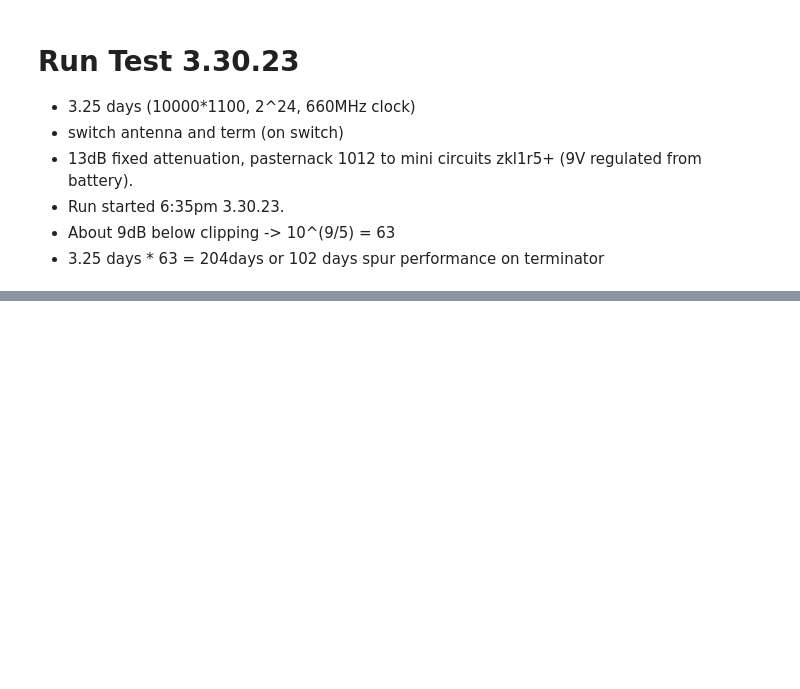
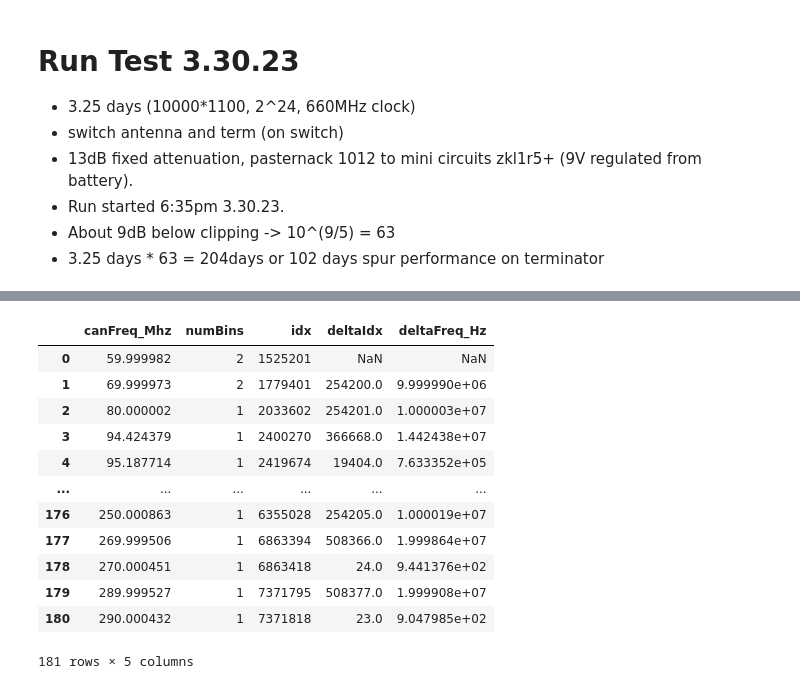
Before and after one commit to josephmlev/darkRadio, a Jupyter notebook: daqAnalysisAndExperiments/run1p3/runTesting_3_30_23/runTest_3_30_23.ipynb, the cells around one changed output, grey strips where cells are left out. Drawn from its saved outputs; the diff is of its cells as text; code cells hidden in the pictures; blank space fills up the shorter version.

```diff
--- a/daqAnalysisAndExperiments/run1p3/runTesting_3_30_23/runTest_3_30_23.ipynb
+++ b/daqAnalysisAndExperiments/run1p3/runTesting_3_30_23/runTest_3_30_23.ipynb
@@ -308,34 +414,48 @@ def consolidateCandidates(rawCanList, freqs, stepsize=1):
     with one row per candidate and columns with the candidate frequency,
     number of bins wide and the starting index of that candidate
     Inputs:
         rawCanList (1D list or np array): list of indices of candidates
         reqs (1D list or np array): list of frequencies
         stepsize: should be 1 to find adjecent candidates
     Calls:
         idx2Freq()
     '''
     rawCanList = np.asarray(rawCanList)
     splitList =  np.split(rawCanList, np.where(np.diff(rawCanList) > stepsize)[0]+1)
     canList = [can[0] for can in splitList]
-    canListFreq =  [idx2Freq(can[0],freqs) for can in splitList]
+    canListFreq =  [idx2freq(can[0],freqs) for can in splitList]
     canLenList = [len(can) for can in splitList]
     candidate_df = pd.DataFrame()
     candidate_df['canFreq_Mhz'] = [freq/1e6 for freq in canListFreq]
     candidate_df['numBins'] = canLenList
     candidate_df['idx'] = canList
     #candidate_df['idx absolute'] = [idx + idxStart for idx in canList]
     diffArr = np.zeros(len(canList))
     diffArr[0] =  float('nan')
     diffArr[1:] = np.diff(canList)
     candidate_df['deltaIdx'] = diffArr
     candidate_df['deltaFreq_Hz'] = [deltaIdx* (s.SAMPLE_RATE) /s.CH0_RECORD_LEN for deltaIdx in diffArr]
 
     return candidate_df
 
 stepsize = 10
 candidate_df = consolidateCandidates(antCanIdx, freqs, stepsize=stepsize)
 candidate_df.to_csv(f'candidateListCsvs/candidateList_diffGreaterThan10Bins_{nSigma}sigma_fc100bins_Order1_4_3_23.csv')
 candidate_df
+# %% [output]
+|  | canFreq_Mhz | numBins | idx | deltaIdx | deltaFreq_Hz |
+| 0 | 59.999982 | 2 | 1525201 | NaN | NaN |
+| 1 | 69.999973 | 2 | 1779401 | 254200.0 | 9.999990e+06 |
+| 2 | 80.000002 | 1 | 2033602 | 254201.0 | 1.000003e+07 |
+| 3 | 94.424379 | 1 | 2400270 | 366668.0 | 1.442438e+07 |
+| 4 | 95.187714 | 1 | 2419674 | 19404.0 | 7.633352e+05 |
+| ... | ... | ... | ... | ... | ... |
+| 176 | 250.000863 | 1 | 6355028 | 254205.0 | 1.000019e+07 |
+| 177 | 269.999506 | 1 | 6863394 | 508366.0 | 1.999864e+07 |
+| 178 | 270.000451 | 1 | 6863418 | 24.0 | 9.441376e+02 |
+| 179 | 289.999527 | 1 | 7371795 | 508377.0 | 1.999908e+07 |
+| 180 | 290.000432 | 1 | 7371818 | 23.0 | 9.047985e+02 |
+181 rows × 5 columns
 # %%
 
 fig, ax = plt.subplots()
```
Also changed, not shown: parts of 8 cells of this notebook.
